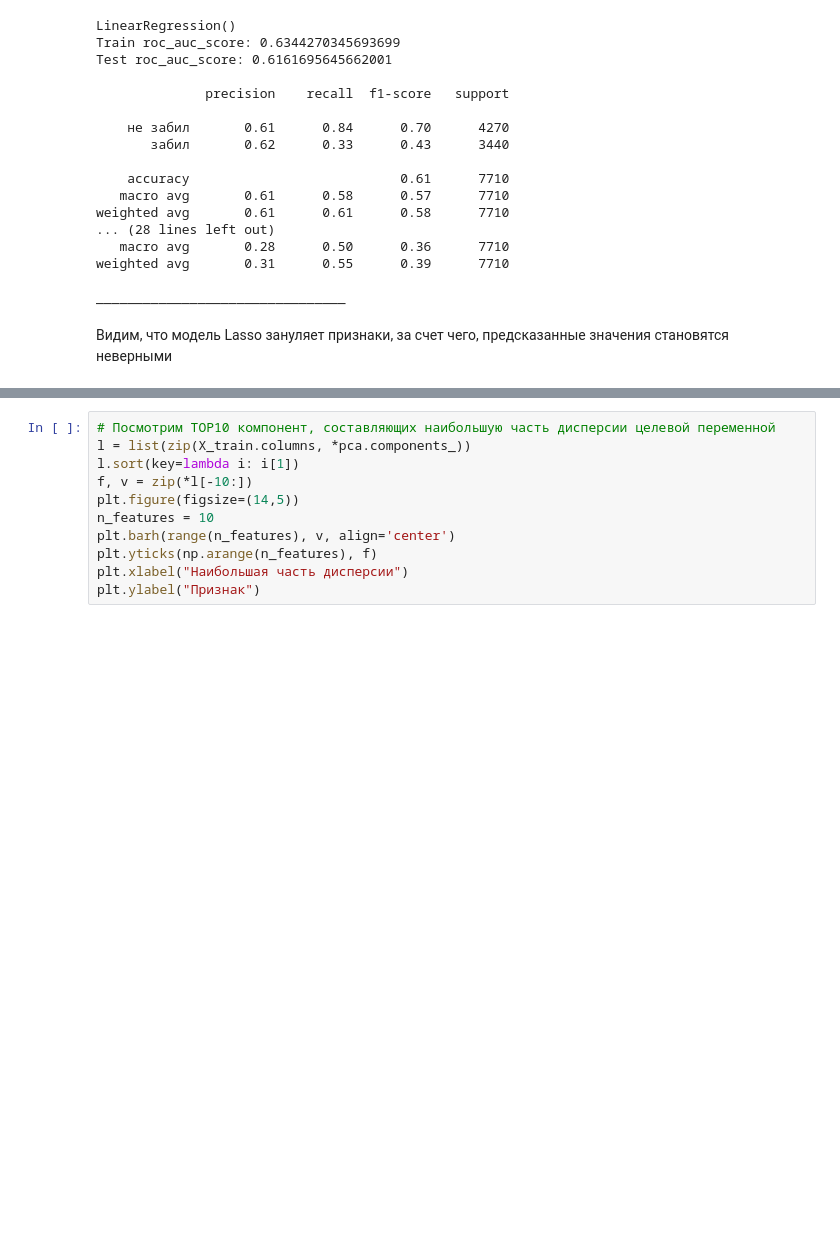
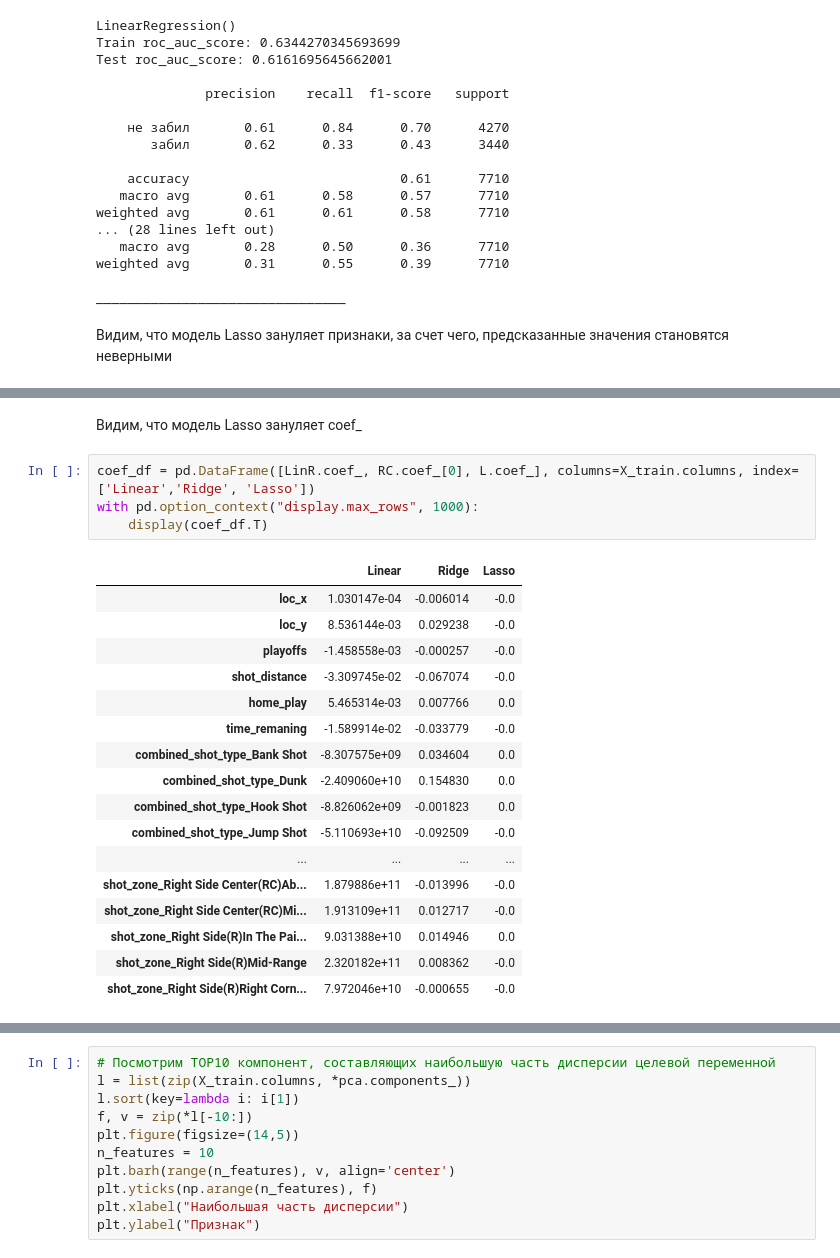
Before and after one commit to RuslanNT/code, a Jupyter notebook: DZ9_HW_Kobe.ipynb, the cells around one changed output, grey strips where cells are left out. Cells and saved outputs as stored; diff of their text form; blank space fills up the shorter version.

```diff
--- a/DZ9_HW_Kobe.ipynb
+++ b/DZ9_HW_Kobe.ipynb
@@ -157,0 +186,24 @@ ________________________________
+# %% [markdown]
+Видим, что модель Lasso зануляет coef_
+# %%
+coef_df = pd.DataFrame([LinR.coef_, RC.coef_[0], L.coef_], columns=X_train.columns, index=['Linear','Ridge', 'Lasso'])
+with pd.option_context("display.max_rows", 1000):
+    display(coef_df.T)
+# %% [output]
+|  | Linear | Ridge | Lasso |
+| loc_x | 1.030147e-04 | -0.006014 | -0.0 |
+| loc_y | 8.536144e-03 | 0.029238 | -0.0 |
+| playoffs | -1.458558e-03 | -0.000257 | -0.0 |
+| shot_distance | -3.309745e-02 | -0.067074 | -0.0 |
+| home_play | 5.465314e-03 | 0.007766 | 0.0 |
+| time_remaning | -1.589914e-02 | -0.033779 | -0.0 |
+| combined_shot_type_Bank Shot | -8.307575e+09 | 0.034604 | 0.0 |
+| combined_shot_type_Dunk | -2.409060e+10 | 0.154830 | 0.0 |
+| combined_shot_type_Hook Shot | -8.826062e+09 | -0.001823 | 0.0 |
+| combined_shot_type_Jump Shot | -5.110693e+10 | -0.092509 | -0.0 |
+| ... | ... | ... | ... |
+| shot_zone_Right Side Center(RC)Ab... | 1.879886e+11 | -0.013996 | -0.0 |
+| shot_zone_Right Side Center(RC)Mi... | 1.913109e+11 | 0.012717 | -0.0 |
+| shot_zone_Right Side(R)In The Pai... | 9.031388e+10 | 0.014946 | 0.0 |
+| shot_zone_Right Side(R)Mid-Range | 2.320182e+11 | 0.008362 | -0.0 |
+| shot_zone_Right Side(R)Right Corn... | 7.972046e+10 | -0.000655 | -0.0 |
```
Also changed, not shown: parts of 5 cells of this notebook.
